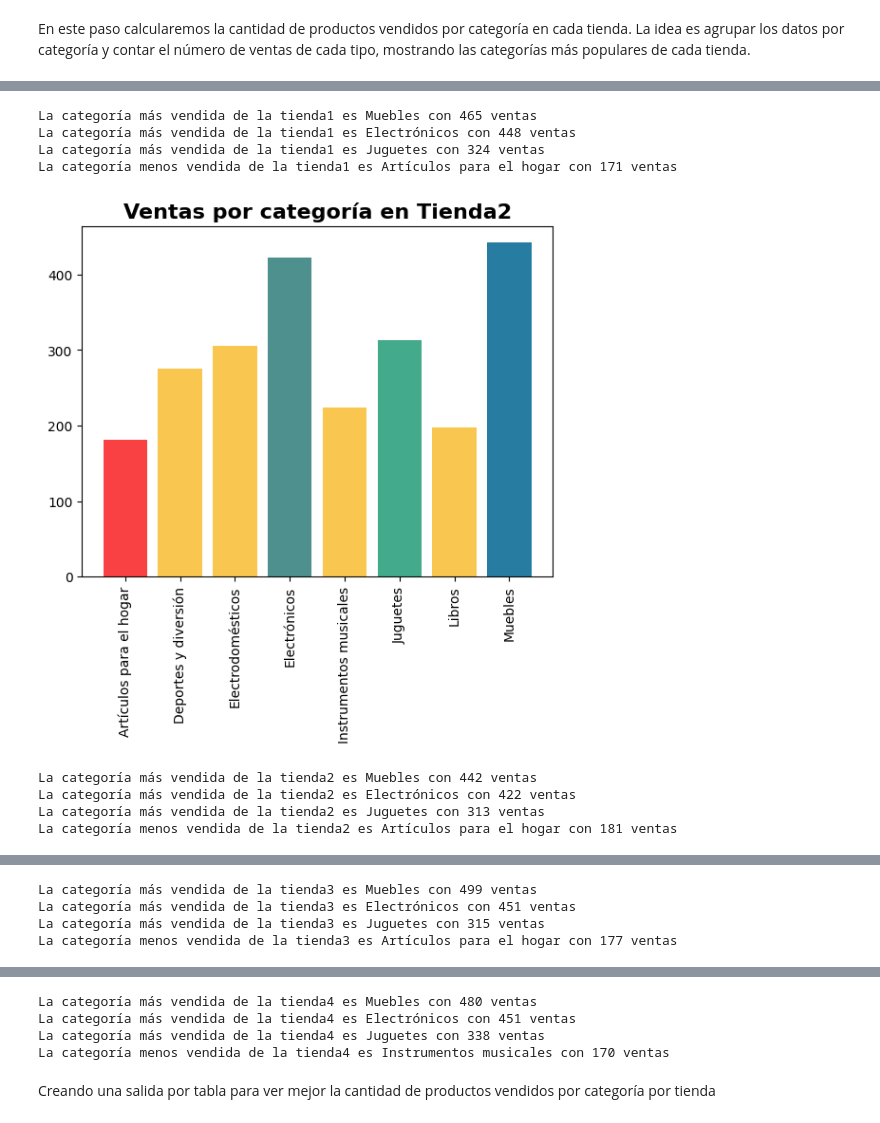
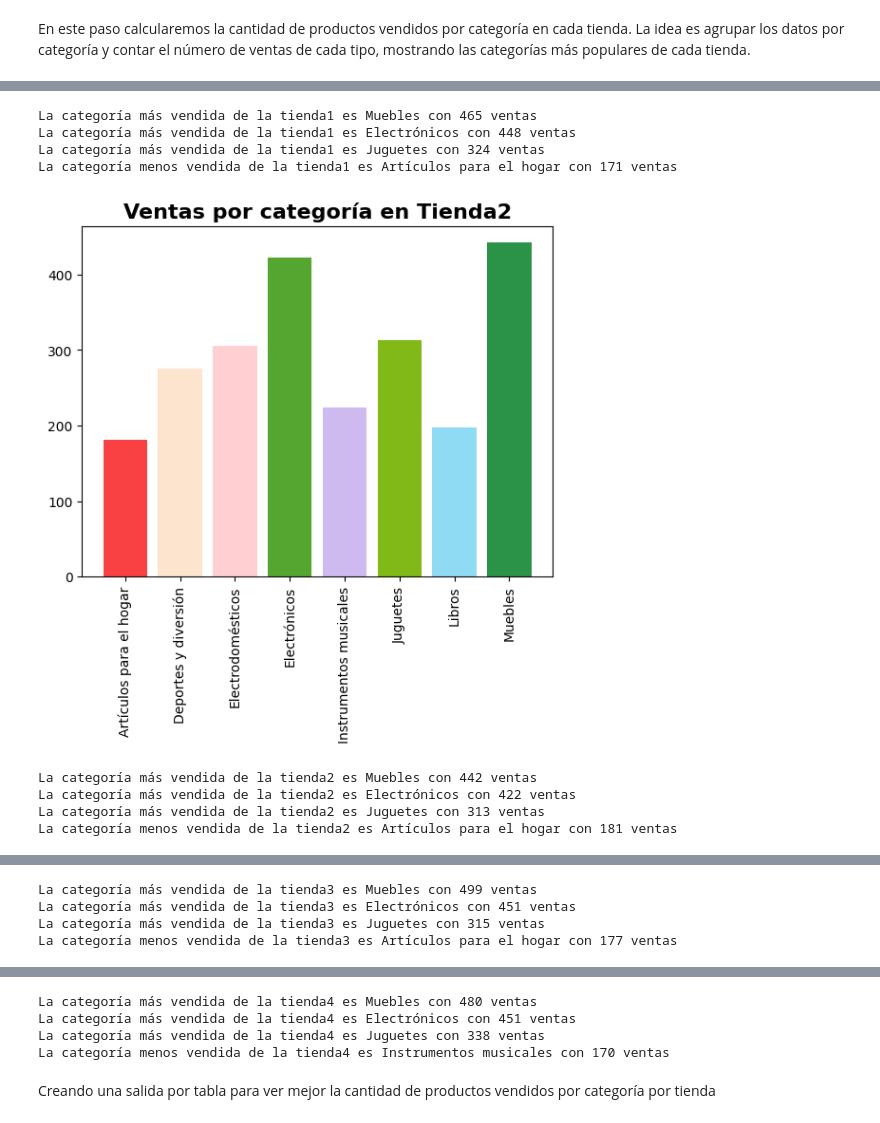
Before and after one commit to aylenfv/DS---Sr.-Juan, a Jupyter notebook: AluraStoreLatam.ipynb, the cells around one changed output, grey strips where cells are left out. Cells and saved outputs as stored; diff of their text form; code cells hidden in the pictures.

```diff
--- a/AluraStoreLatam.ipynb
+++ b/AluraStoreLatam.ipynb
@@ -30,14 +66,0 @@ En este primer análisis, calculamos el ingreso total de cada tienda. Sumando lo
-# %%
-ingresos_totales = []
-# iteramos sobre cada una de las tiendas
-for tienda in (tienda1, tienda2, tienda3, tienda4):
-    # usamos la función suma() sobre la lista de precios en tienda["Precio"] para obtener la sumatoria de todos los valores, y a ese resultado lo agregamos a la lista
-    ingresos_totales.append(sum(tienda["Precio"]))
-    # al estar ordenadas las tiendas en (tienda1, tienda2, tienda3, tienda4), dentro de la lista ingresos_totales, los valores estarán ordenados respectivamente a cada tienda
-
-print(f'La tienda qué más vendió fue la número {ingresos_totales.index(max(ingresos_totales))+1} ')
-# la explicación de esta estructura    ingresos_totales.index(max(ingresos_totales))+1    es la siguiente
-# con max(ingresos_totales) obtenemos el máximo valor dentro de la lista
-# usamos ingresos_totales.index(max(ingresos_totales)) para obtener cuál es el index del elemento con máximo valor
-# y finalmente adicionamos 1 con ingresos_totales.index(max(ingresos_totales))+1 para que nos dé el respectivo número de tienda, ya que los index de una lista inician en 0 pero nuestras tiendas comienzan numeradas con 1
-# entonces obtenemos finalmente el número de la tienda que tuvo el máximo de ventas
@@ -75,11 +66,0 @@ plt.show()
-# %%
-# Creamos una lista de diccionarios donde almacenaremos los datos que vamos estudiando de las tiendas.
-# Cada elemento de la lista, será un diccionario correspondiente a una tienda, que será iniciado con el nombre de la tienda
-datos = [{'nombre': 'Tienda1'}, {'nombre': 'Tienda2'}, {'nombre': 'Tienda3'}, {'nombre': 'Tienda4'}]
-
-for i in range(4):
-    # agregamos los datos de la de lista de ingresos_totales obtenida previamente
-    datos[i]['ingresos totales']=ingresos_totales[i]
-
-# visualizamos cómo queda
-datos
@@ -156,7 +205,7 @@ datos
    'Muebles': 480}}]
 # %%
 # redactamos una función para mostrar con gráfico de barras las ventas por categoría de una tienda, donde tendrán distintos colores las 3 categorías más vendidas y la menos vendida
-def mostrarDatosCategorias(ntienda):
+def mostrarDatosCategoriasBarras(ntienda):
 
     '''Función para  mostrar un gráfico de barras según el número de tienda dentro de la lista "datos"
 
@@ -176,6 +225,8 @@ def mostrarDatosCategorias(ntienda):
         # añadimos el color establecido y lo añadimos a la lista de colores
         colores.append('#f9c74f')
 
+    colores = ["#fbf8cc","#fde4cf","#ffcfd2","#f1c0e8","#cfbaf0","#a3c4f3","#90dbf4","#8eecf5","#98f5e1","#b9fbc0"]
+
     # para obtener una nueva lista de los valores ordenados, para luego buscar su index y también obtener el nombre de la categoría y cambiar el color de la barra correspondiente al index
     valoresOrdenados = sorted(valores, reverse=True)
 
@@ -183,19 +234,19 @@ def mostrarDatosCategorias(ntienda):
     cantCategoriaMasVendida1 = valoresOrdenados[0]
     categoriaMasVendida1 = list(datos[ntienda-1]['categorias'])[valores.index(cantCategoriaMasVendida1)]
     # para cambiar su color de barra
-    colores[valores.index(cantCategoriaMasVendida1)] = '#277da1'
+    colores[valores.index(cantCategoriaMasVendida1)] = '#2b9348'
 
     # para saber la segunda categoría más vendida
     cantCategoriaMasVendida2 = valoresOrdenados[1]
     categoriaMasVendida2 = list(datos[ntienda-1]['categorias'])[valores.index(cantCategoriaMasVendida2)]
     # para cambiar su color de barra
-    colores[valores.index(cantCategoriaMasVendida2)] = '#4d908e'
+    colores[valores.index(cantCategoriaMasVendida2)] = '#55a630'
 
     # para saber la tercera categoría más vendida
     cantCategoriaMasVendida3 = valoresOrdenados[2]
     categoriaMasVendida3 = list(datos[ntienda-1]['categorias'])[valores.index(cantCategoriaMasVendida3)]
     # para cambiar su color de barra
-    colores[valores.index(cantCategoriaMasVendida3)] = '#43aa8b'
+    colores[valores.index(cantCategoriaMasVendida3)] = '#80b918'
 
     # para saber la categoría menos vendida
     cantCategoriaMenosVendida = valoresOrdenados[-1]
@@ -221,8 +272,8 @@ def mostrarDatosCategorias(ntienda):
     print(f'La categoría más vendida de la tienda{ntienda} es {categoriaMasVendida3} con {cantCategoriaMasVendida3} ventas')
     print(f'La categoría menos vendida de la tienda{ntienda} es {categoriaMenosVendida} con {cantCategoriaMenosVendida} ventas')
 # %%
-mostrarDatosCategorias(1)
-mostrarDatosCategorias(2)
-mostrarDatosCategorias(3)
-mostrarDatosCategorias(4)
+mostrarDatosCategoriasBarras(1)
+mostrarDatosCategoriasBarras(2)
+mostrarDatosCategoriasBarras(3)
+mostrarDatosCategoriasBarras(4)
 # %% [output]
@@ -230,8 +281,8 @@ mostrarDatosCategorias(4)
 La categoría más vendida de la tienda1 es Muebles con 465 ventas
 La categoría más vendida de la tienda1 es Electrónicos con 448 ventas
 La categoría más vendida de la tienda1 es Juguetes con 324 ventas
 La categoría menos vendida de la tienda1 es Artículos para el hogar con 171 ventas
-[figure, old version]
+[figure, new version]
 La categoría más vendida de la tienda2 es Muebles con 442 ventas
 La categoría más vendida de la tienda2 es Electrónicos con 422 ventas
 La categoría más vendida de la tienda2 es Juguetes con 313 ventas
```
Also changed, not shown: parts of 30 cells of this notebook.
